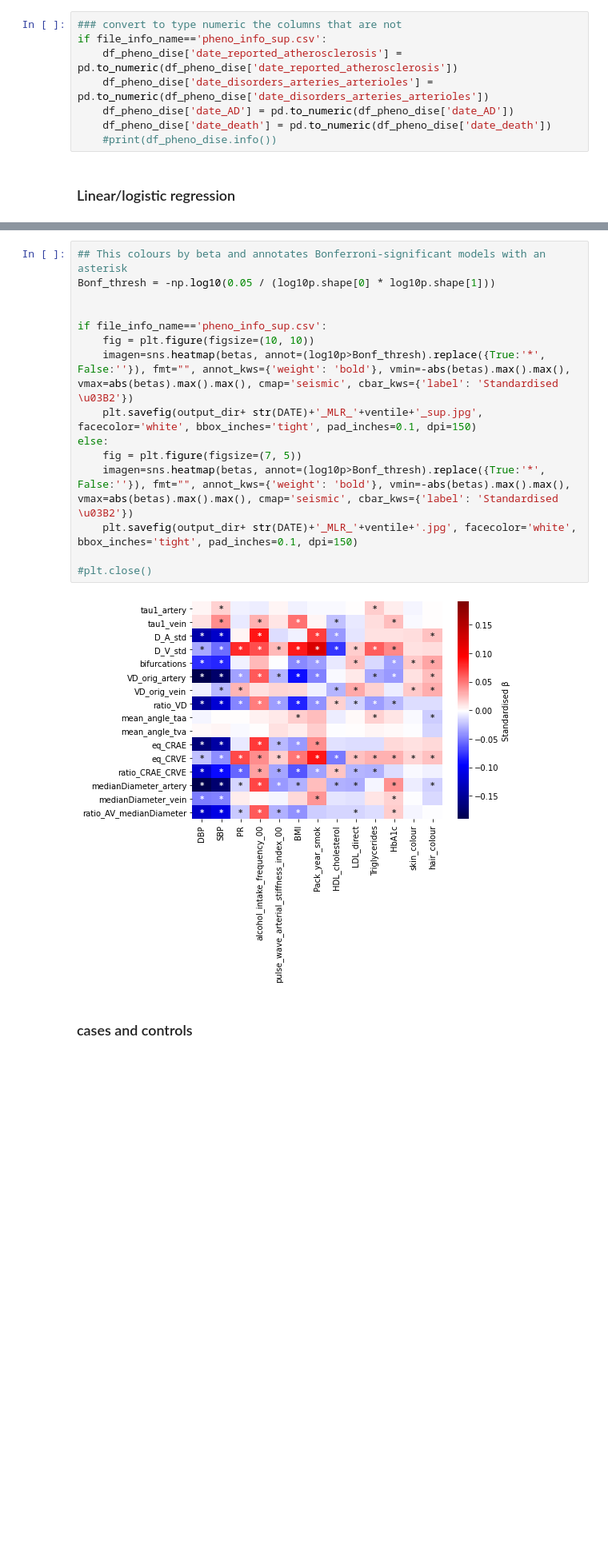
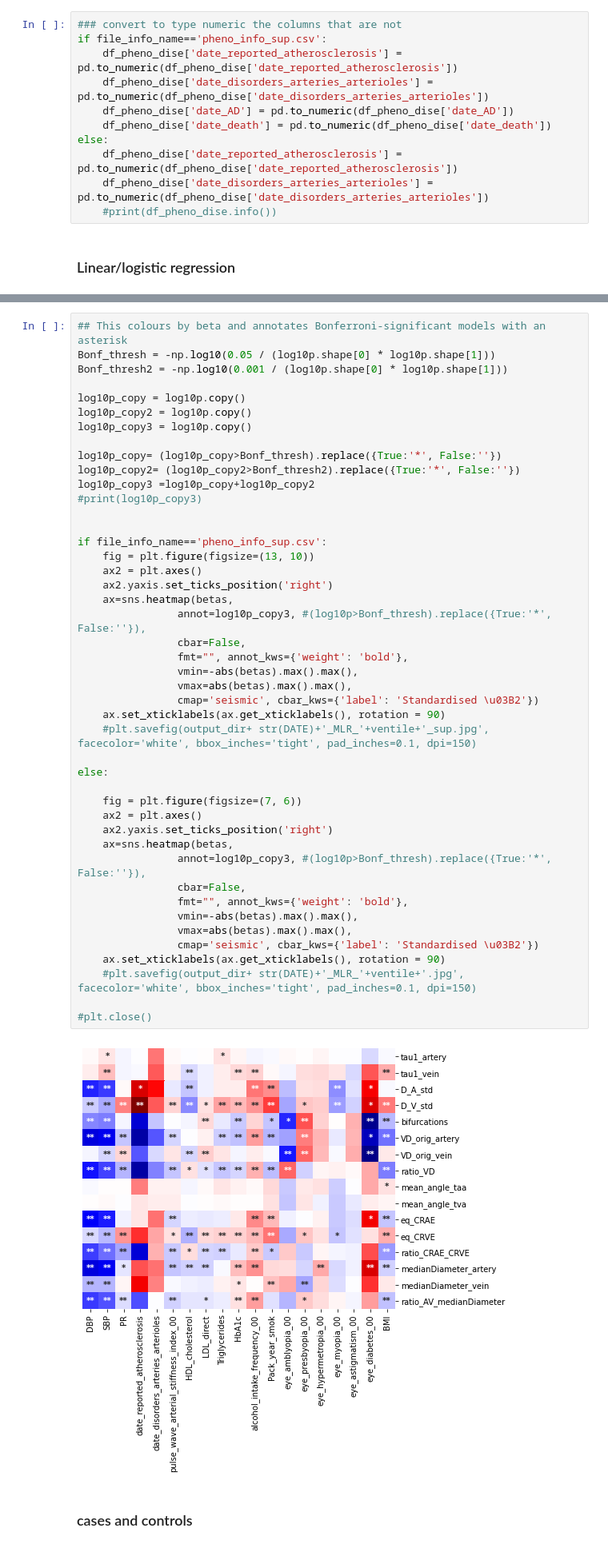
Before and after one commit to BergmannLab/retina-phenotypes, a Jupyter notebook: complementary/disease_association/temporal_MLR_diseases.ipynb, the cells around one changed output, grey strips where cells are left out. Shown at 80% size. Drawn from its saved outputs; the diff is of its cells as text; blank space fills up the shorter version.

Commit message:
Modified MLR figure

```diff
--- a/complementary/disease_association/temporal_MLR_diseases.ipynb
+++ b/complementary/disease_association/temporal_MLR_diseases.ipynb
@@ -233,6 +248,9 @@ if file_info_name=='pheno_info_sup.csv':
     df_pheno_dise['date_disorders_arteries_arterioles'] = pd.to_numeric(df_pheno_dise['date_disorders_arteries_arterioles'])
     df_pheno_dise['date_AD'] = pd.to_numeric(df_pheno_dise['date_AD'])
     df_pheno_dise['date_death'] = pd.to_numeric(df_pheno_dise['date_death'])
+else:
+    df_pheno_dise['date_reported_atherosclerosis'] = pd.to_numeric(df_pheno_dise['date_reported_atherosclerosis'])
+    df_pheno_dise['date_disorders_arteries_arterioles'] = pd.to_numeric(df_pheno_dise['date_disorders_arteries_arterioles'])
     #print(df_pheno_dise.info())
 # %% [markdown]
 ###  Linear/logistic regression
@@ -277,19 +313,49 @@ betas = betas.astype('float64') # in case betas was coded as object type
 # %%
 ## This colours by beta and annotates Bonferroni-significant models with an asterisk
 Bonf_thresh = -np.log10(0.05 / (log10p.shape[0] * log10p.shape[1]))
+Bonf_thresh2 = -np.log10(0.001 / (log10p.shape[0] * log10p.shape[1]))
+
+log10p_copy = log10p.copy()
+log10p_copy2 = log10p.copy()
+log10p_copy3 = log10p.copy()
+
+log10p_copy= (log10p_copy>Bonf_thresh).replace({True:'*', False:''})
+log10p_copy2= (log10p_copy2>Bonf_thresh2).replace({True:'*', False:''})
+log10p_copy3 =log10p_copy+log10p_copy2
+#print(log10p_copy3)
 
 
 if file_info_name=='pheno_info_sup.csv':
-    fig = plt.figure(figsize=(10, 10))
-    imagen=sns.heatmap(betas, annot=(log10p>Bonf_thresh).replace({True:'*', False:''}), fmt="", annot_kws={'weight': 'bold'}, vmin=-abs(betas).max().max(), vmax=abs(betas).max().max(), cmap='seismic', cbar_kws={'label': 'Standardised \u03B2'})
-    plt.savefig(output_dir+ str(DATE)+'_MLR_'+ventile+'_sup.jpg', facecolor='white', bbox_inches='tight', pad_inches=0.1, dpi=150)
+    fig = plt.figure(figsize=(13, 10))
+    ax2 = plt.axes()
+    ax2.yaxis.set_ticks_position('right')
+    ax=sns.heatmap(betas,
+                annot=log10p_copy3, #(log10p>Bonf_thresh).replace({True:'*', False:''}),
+                cbar=False,
+                fmt="", annot_kws={'weight': 'bold'},
+                vmin=-abs(betas).max().max(),
+                vmax=abs(betas).max().max(),
+                cmap='seismic', cbar_kws={'label': 'Standardised \u03B2'})
+    ax.set_xticklabels(ax.get_xticklabels(), rotation = 90)
+    #plt.savefig(output_dir+ str(DATE)+'_MLR_'+ventile+'_sup.jpg', facecolor='white', bbox_inches='tight', pad_inches=0.1, dpi=150)
+
 else:
-    fig = plt.figure(figsize=(7, 5))
-    imagen=sns.heatmap(betas, annot=(log10p>Bonf_thresh).replace({True:'*', False:''}), fmt="", annot_kws={'weight': 'bold'}, vmin=-abs(betas).max().max(), vmax=abs(betas).max().max(), cmap='seismic', cbar_kws={'label': 'Standardised \u03B2'})
-    plt.savefig(output_dir+ str(DATE)+'_MLR_'+ventile+'.jpg', facecolor='white', bbox_inches='tight', pad_inches=0.1, dpi=150)
+
+    fig = plt.figure(figsize=(7, 6))
+    ax2 = plt.axes()
+    ax2.yaxis.set_ticks_position('right')
+    ax=sns.heatmap(betas,
+                annot=log10p_copy3, #(log10p>Bonf_thresh).replace({True:'*', False:''}),
+                cbar=False,
+                fmt="", annot_kws={'weight': 'bold'},
+                vmin=-abs(betas).max().max(),
+                vmax=abs(betas).max().max(),
+                cmap='seismic', cbar_kws={'label': 'Standardised \u03B2'})
+    ax.set_xticklabels(ax.get_xticklabels(), rotation = 90)
+    #plt.savefig(output_dir+ str(DATE)+'_MLR_'+ventile+'.jpg', facecolor='white', bbox_inches='tight', pad_inches=0.1, dpi=150)
 
 #plt.close()
 # %% [output]
-[figure, old version]
+[figure, new version]
 # %% [markdown]
 ### cases and controls
```
Also changed, not shown: parts of 9 cells of this notebook, 3 other files.
